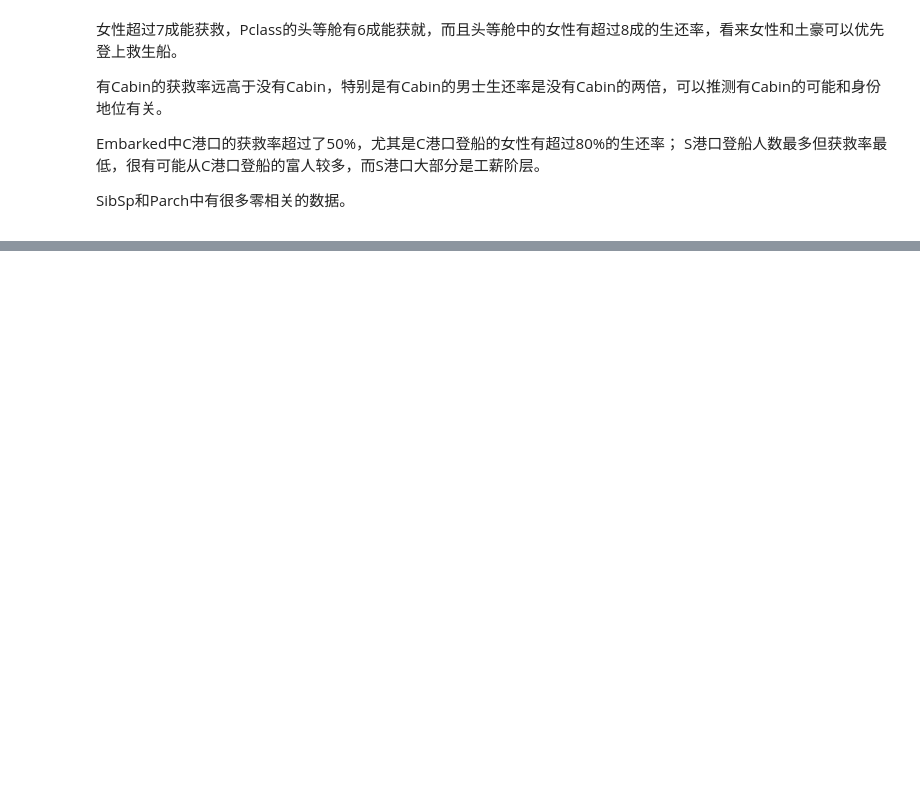
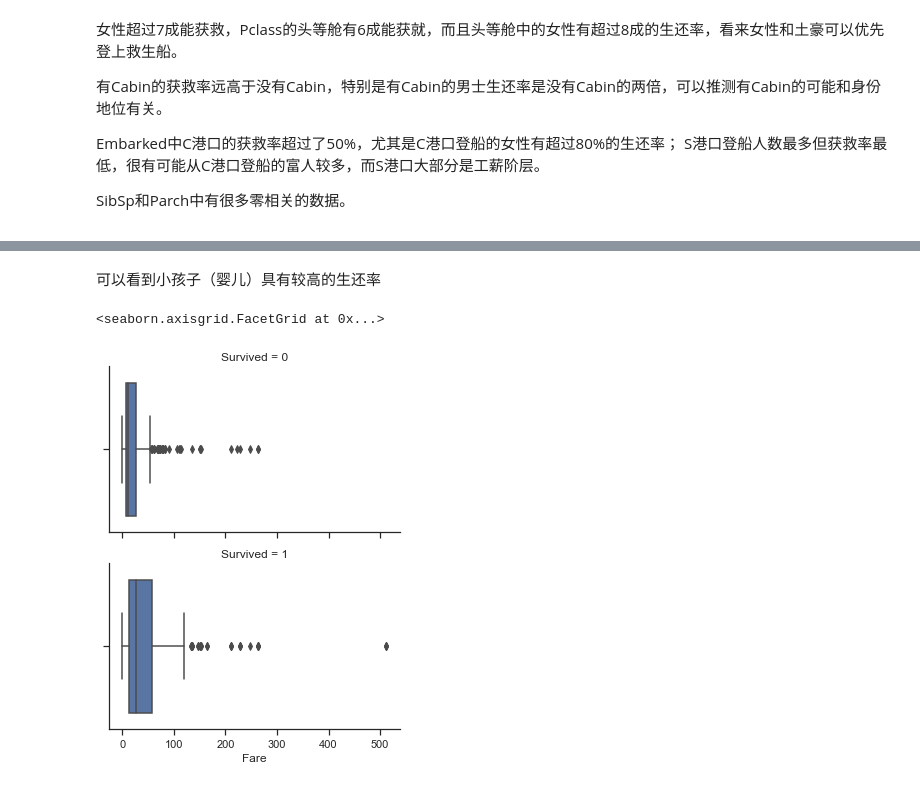
Before and after one commit to natsuice/Kaggle-Titanic, a Jupyter notebook: my titanic5.ipynb, the cells around one changed output, grey strips where cells are left out. Saved outputs shown, nothing was run; the diff lists cells and outputs as text; code cells hidden in the pictures; blank space fills up the shorter version.

```diff
--- a/my titanic5.ipynb
+++ b/my titanic5.ipynb
@@ -231,0 +242,10 @@ sns.FacetGrid(x="Age", )
+# %% [markdown]
+<p> 可以看到小孩子（婴儿）具有较高的生还率
+# %%
+#Fare
+
+g = sns.FacetGrid(train, row="Survived", aspect=1.5)
+g.map(sns.boxplot, "Fare")
+# %% [output]
+<seaborn.axisgrid.FacetGrid at 0x...>
+[figure, added]
```
Also changed, not shown: parts of 51 cells of this notebook.
